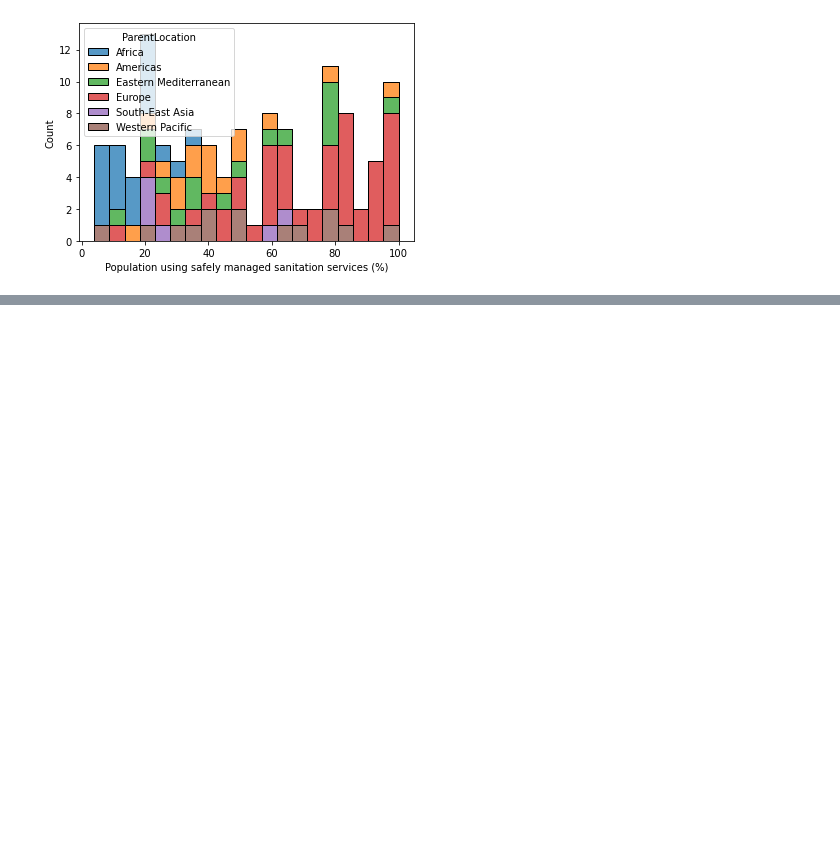
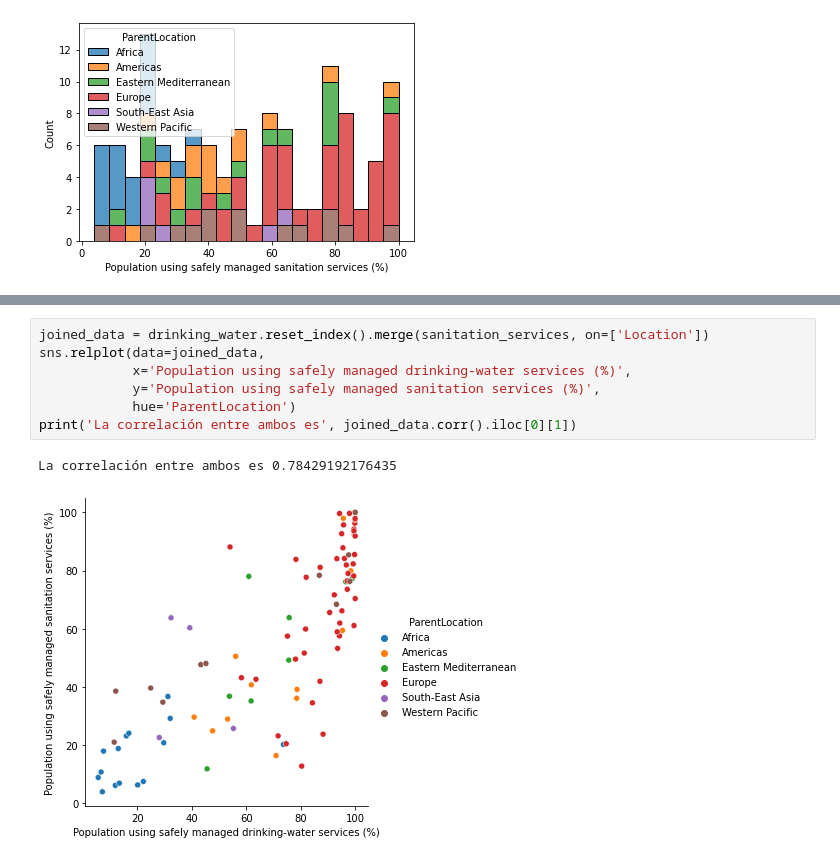
Before and after one commit to iglosiggio/metnum-tp3, a Jupyter notebook: notebooks/procesamiento-nuevos-features-reentrega.ipynb, the cells around one changed output, grey strips where cells are left out. Cells and saved outputs as stored; diff of their text form; blank space fills up the shorter version.

Commit message:
data: Agregar la correlación entre los datos nuevos para la reentrega

```diff
--- a/notebooks/procesamiento-nuevos-features-reentrega.ipynb
+++ b/notebooks/procesamiento-nuevos-features-reentrega.ipynb
@@ -200,0 +205,10 @@ sns.histplot(data=sanitation_services,
+# %%
+joined_data = drinking_water.reset_index().merge(sanitation_services, on=['Location'])
+sns.relplot(data=joined_data,
+            x='Population using safely managed drinking-water services (%)',
+            y='Population using safely managed sanitation services (%)',
+            hue='ParentLocation')
+print('La correlación entre ambos es', joined_data.corr().iloc[0][1])
+# %% [output]
+La correlación entre ambos es 0.78429192176435
+[figure, added]
```
Also changed, not shown: parts of 1 cell of this notebook, 1 other file.
